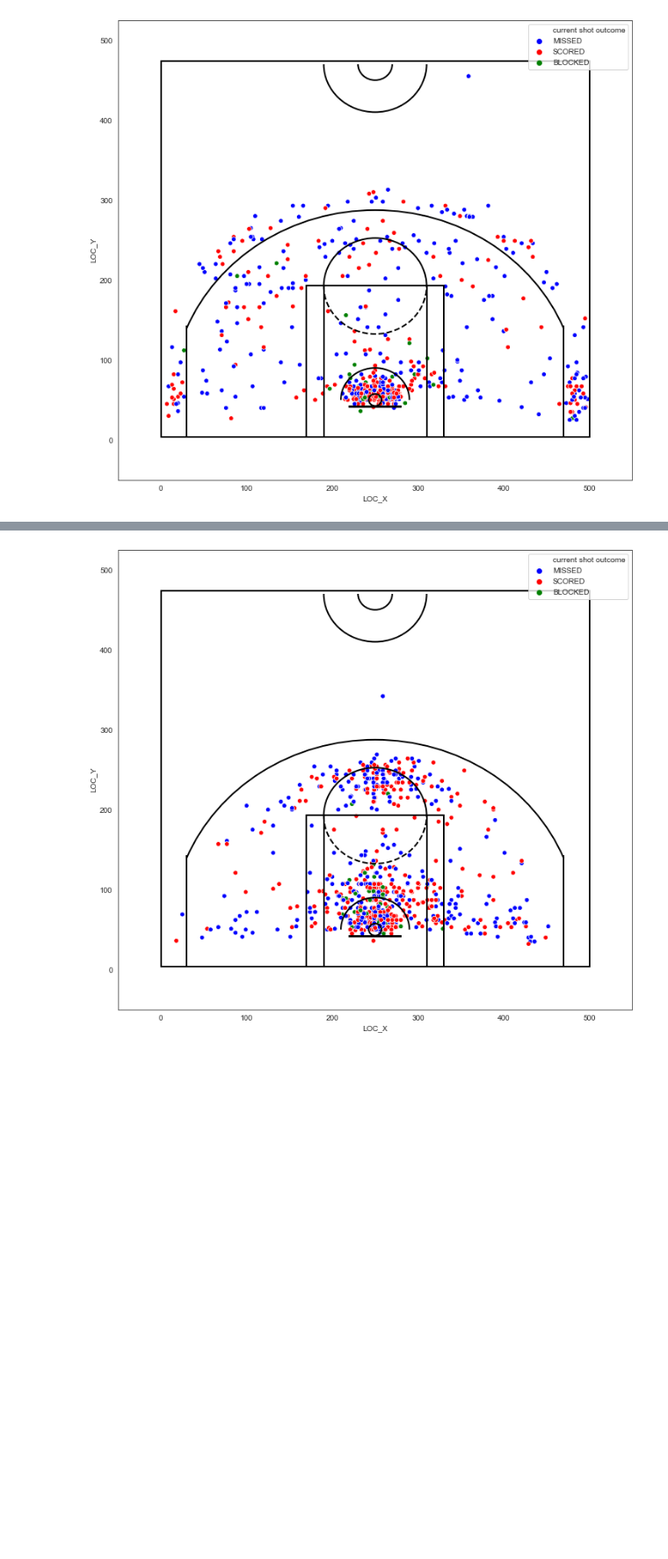
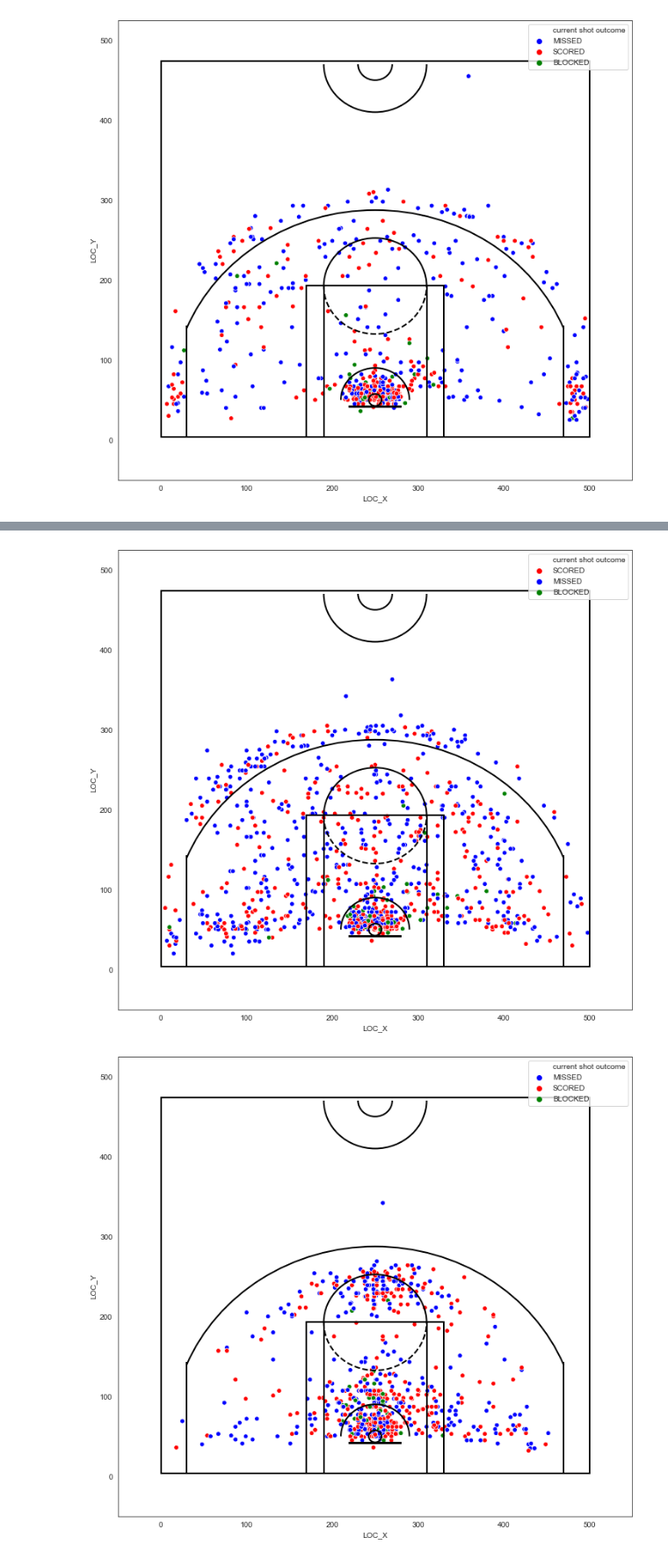
Before and after one commit to stewart-lacy/final-project, a Jupyter notebook: halfcourt.ipynb, the cells around one changed output, grey strips where cells are left out. Shown at 88% size. Cells and saved outputs as stored; diff of their text form; code cells hidden in the pictures; blank space fills up the shorter version.

```diff
--- a/halfcourt.ipynb
+++ b/halfcourt.ipynb
@@ -383,3 +401,21 @@ plt.show()
+# %%
+dw = full_df[full_df.shooter == "Dwyane Wade"]
+
+color_dict = dict({'MISSED': 'blue',
+                  'SCORED': 'red',
+                  'BLOCKED': 'green'})
+
+plt.figure(figsize=(12,11))
+sns.scatterplot(x="LOC_X", y="LOC_Y", hue="current shot outcome",
+              data=dw, palette=color_dict,
+                   legend='full')
+draw_court(outer_lines=True)
+# Descending values along the axis from left to right
+plt.xlim(-50,550)
+plt.ylim(-50,525)
+plt.show()
+# %% [output]
+[figure, added]
 # %%
 rl = full_df[full_df.shooter == "Robin Lopez"]
 
```
Also changed, not shown: parts of 2 cells of this notebook.
